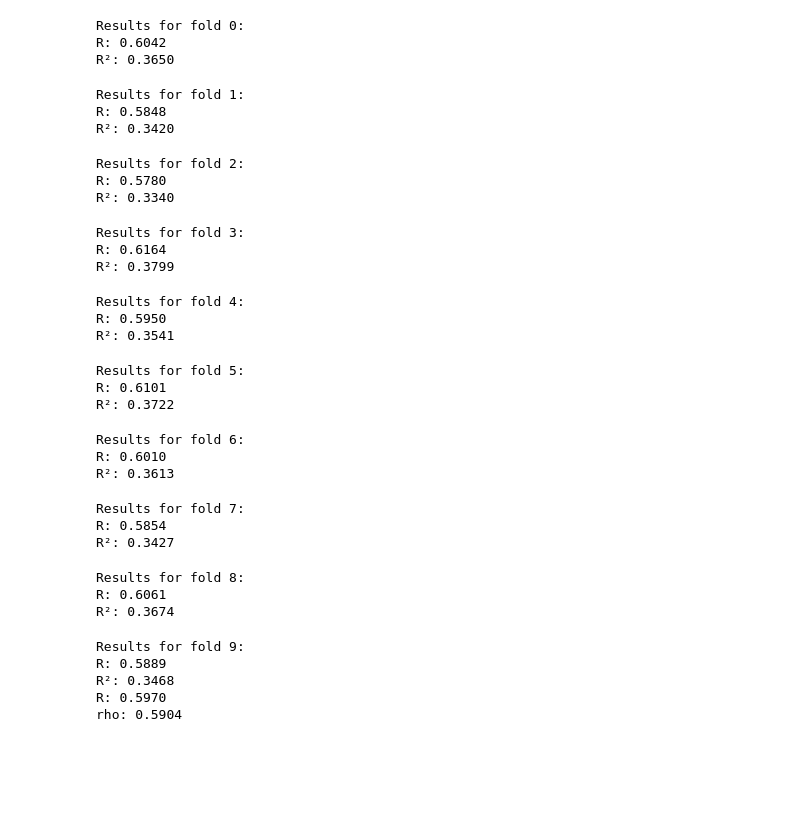
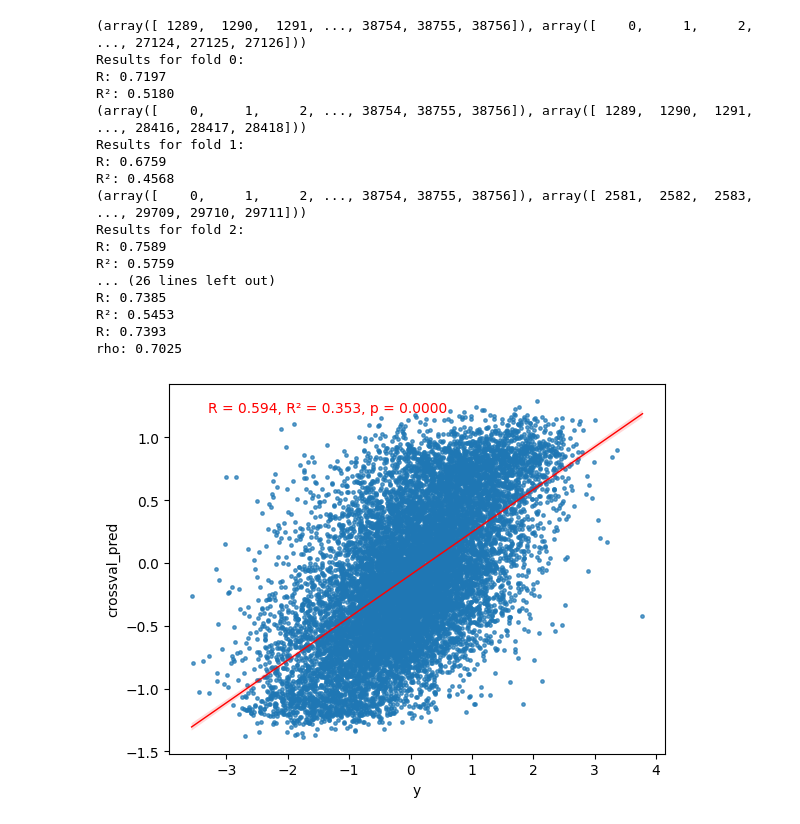
Before and after one commit to toby-clark4/CaLM, a Jupyter notebook: eval_model.ipynb, the cells around one changed output. Saved outputs shown, nothing was run; the diff lists cells and outputs as text; code cells hidden in the pictures; blank space fills up the shorter version.

```diff
--- a/eval_model.ipynb
+++ b/eval_model.ipynb
@@ -15,2 +43,5 @@ from calm.alphabet import Alphabet
 # %%
 data = pd.read_csv('./data/transcript_stability/mrna_half-life.csv')
+# %%
+data = pd.read_csv('./results/finetuning/saluki_opts.csv', index_col=0)
+data
@@ -47,14 +92,15 @@ base_model = ProteinBertRegressor(args, alphabet)
 # %%
 r_list = []
 rho_list = []
+all_predictions = np.full(len(data), np.nan)
 
 split = PredefinedSplit(test_fold = data['split'])
 
 for fold, idxs in enumerate(split.split()):
 
-    datamodule = CodonDataModule(args, alphabet, './data/transcript_stability/mrna_half-life.csv', args.batch_size,
+    datamodule = CodonDataModule(args, alphabet, './results/finetuning/saluki_opts.csv', args.batch_size,
                                      fine_tune=True, sequence_column = 'CDS',
-                                     target_column = 'y', split_idxs = idxs)
+                                     target_column = 'crossval_pred', split_idxs = idxs)
 
     checkpoint_path = f'./assets/crossval/saluki_stability_fold_{fold}.ckpt'
     model = PLProteinBertRegressor.load_from_checkpoint(checkpoint_path, model=base_model, args=args)
@@ -79,7 +125,8 @@ for fold, idxs in enumerate(split.split()):
     rho, p_val = spearmanr(predictions, labels)
     r_list.append(r)
     rho_list.append(rho)
-
+    _, val_idxs = idxs
+    all_predictions[val_idxs] = predictions
     print(f'Results for fold {fold}:')
     print(f'R: {r:.4f}')
     print(f'R\u00b2: {r ** 2:.4f}')
@@ -87,40 +134,29 @@ for fold, idxs in enumerate(split.split()):
 print(f'R: {np.mean(r_list):.4f}')
 print(f'rho: {np.mean(rho_list):.4f}')
 # %% [output]
+(array([ 1289,  1290,  1291, ..., 38754, 38755, 38756]), array([    0,     1,     2, ..., 27124, 27125, 27126]))
 Results for fold 0:
-R: 0.6042
-R²: 0.3650
+R: 0.7197
+R²: 0.5180
+(array([    0,     1,     2, ..., 38754, 38755, 38756]), array([ 1289,  1290,  1291, ..., 28416, 28417, 28418]))
+Results for fold 1:
+R: 0.6759
+R²: 0.4568
+(array([    0,     1,     2, ..., 38754, 38755, 38756]), array([ 2581,  2582,  2583, ..., 29709, 29710, 29711]))
+Results for fold 2:
+R: 0.7589
+R²: 0.5759
+... (26 lines left out)
+R: 0.7385
+R²: 0.5453
+R: 0.7393
+rho: 0.7025
-Results for fold 1:
-R: 0.5848
-R²: 0.3420
-Results for fold 2:
-R: 0.5780
-R²: 0.3340
-Results for fold 3:
-R: 0.6164
-R²: 0.3799
-Results for fold 4:
-R: 0.5950
-R²: 0.3541
-Results for fold 5:
-R: 0.6101
-R²: 0.3722
-Results for fold 6:
-R: 0.6010
-R²: 0.3613
-Results for fold 7:
-R: 0.5854
-R²: 0.3427
-Results for fold 8:
-R: 0.6061
-R²: 0.3674
-Results for fold 9:
-R: 0.5889
-R²: 0.3468
-R: 0.5970
-rho: 0.5904
+# %%
+data['crossval_pred'] = all_predictions
 # %%
 res = pd.DataFrame({'R': r_list, 'R2': np.array(r_list) **2, 'rho': rho_list})
 res.rename_axis('fold', inplace=True)
 # %%
 res.to_csv('./results/finetuning/saluki_crossval.csv')
+# %%
+data['crossval_pred'] = preds_list
@@ -126,0 +165,10 @@ res.to_csv('./results/finetuning/saluki_crossval.csv')
+# %%
+scatter_plot = sns.regplot(x='y',y='crossval_pred', data=data,scatter_kws={'s':6,'alpha':0.7},line_kws={'linewidth':1,'color':'red'})
+r_value, p_value = pearsonr(data['y'], data['crossval_pred'])
+r_squared = r_value**2
+
+# Annotate the R^2 value on the plot
+plt.text(-3.3, 1.2, f'R = {r_value:.3f}, R² = {r_squared:.3f}, p = {p_value:.4f}', fontsize=10, color='red')
+plt.show()
+# %% [output]
+[figure, added]
```
Also changed, not shown: parts of 10 cells of this notebook, 7 other files.
